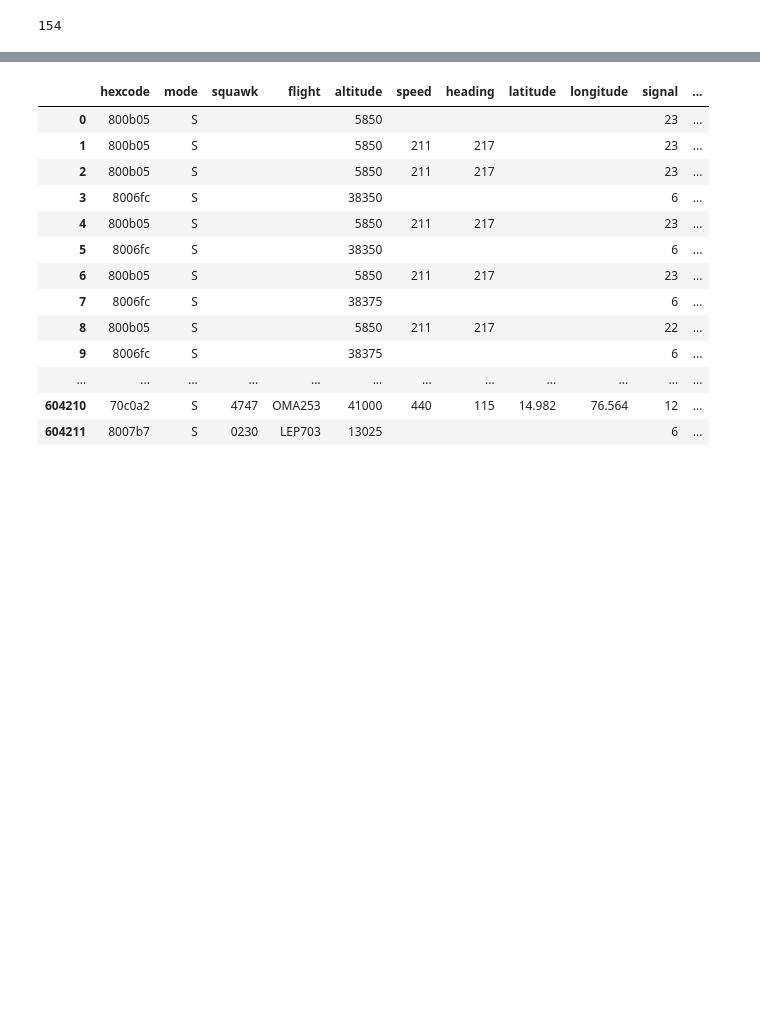
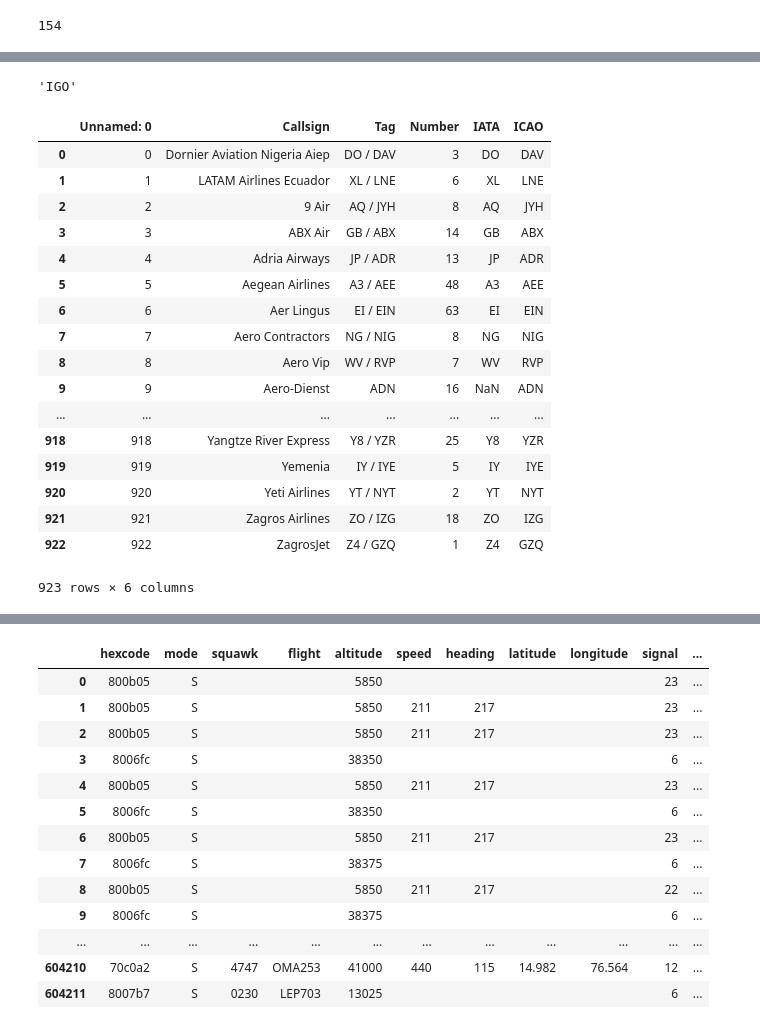
Before and after one commit to sagarsimha/ADS-B, a Jupyter notebook: planes.ipynb, the cells around one changed output, grey strips where cells are left out. Cells and saved outputs as stored; diff of their text form; code cells hidden in the pictures; blank space fills up the shorter version.

```diff
--- a/planes.ipynb
+++ b/planes.ipynb
@@ -98,0 +275,4 @@ unique_flight.size
+# %%
+Flight_counts['ICAO'][0]
+# %% [output]
+'IGO'
@@ -98,0 +281,22 @@ unique_flight.size
+# %%
+airline = pd.read_csv('./Airlines/Airlines_callsign_IATA_ICAO.csv')
+airline
+# %% [output]
+|  | Unnamed: 0 | Callsign | Tag | Number | IATA | ICAO |
+| 0 | 0 | Dornier Aviation Nigeria Aiep | DO / DAV | 3 | DO | DAV |
+| 1 | 1 | LATAM Airlines Ecuador | XL / LNE | 6 | XL | LNE |
+| 2 | 2 | 9 Air | AQ / JYH | 8 | AQ | JYH |
+| 3 | 3 | ABX Air | GB / ABX | 14 | GB | ABX |
+| 4 | 4 | Adria Airways | JP / ADR | 13 | JP | ADR |
+| 5 | 5 | Aegean Airlines | A3 / AEE | 48 | A3 | AEE |
+| 6 | 6 | Aer Lingus | EI / EIN | 63 | EI | EIN |
+| 7 | 7 | Aero Contractors | NG / NIG | 8 | NG | NIG |
+| 8 | 8 | Aero Vip | WV / RVP | 7 | WV | RVP |
+| 9 | 9 | Aero-Dienst | ADN | 16 | NaN | ADN |
+| ... | ... | ... | ... | ... | ... | ... |
+| 918 | 918 | Yangtze River Express | Y8 / YZR | 25 | Y8 | YZR |
+| 919 | 919 | Yemenia | IY / IYE | 5 | IY | IYE |
+| 920 | 920 | Yeti Airlines | YT / NYT | 2 | YT | NYT |
+| 921 | 921 | Zagros Airlines | ZO / IZG | 18 | ZO | IZG |
+| 922 | 922 | ZagrosJet | Z4 / GZQ | 1 | Z4 | GZQ |
+923 rows × 6 columns
```
Also changed, not shown: parts of 21 cells of this notebook, 8 other files.
